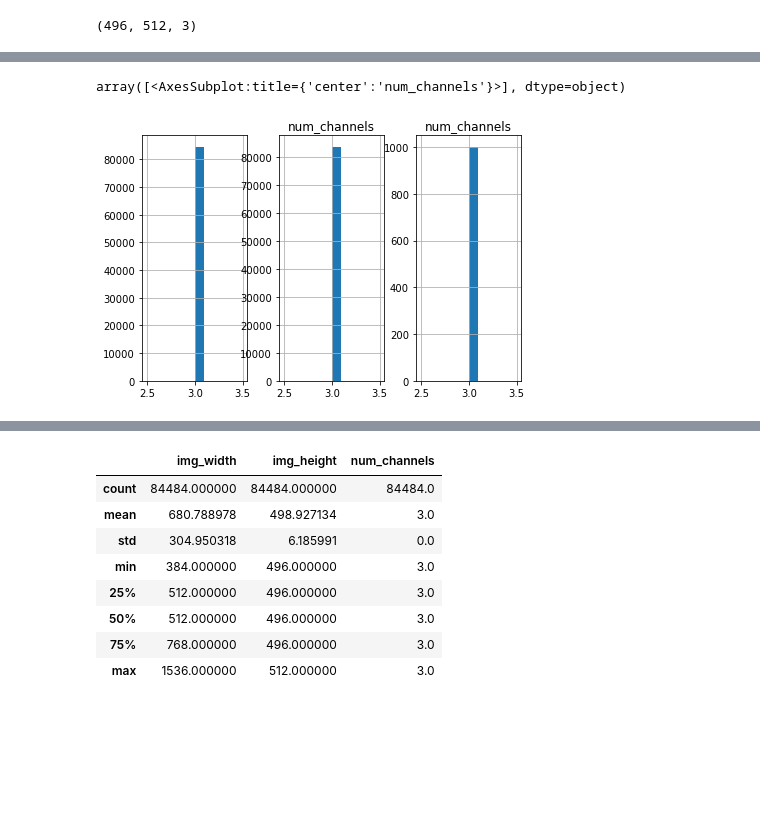
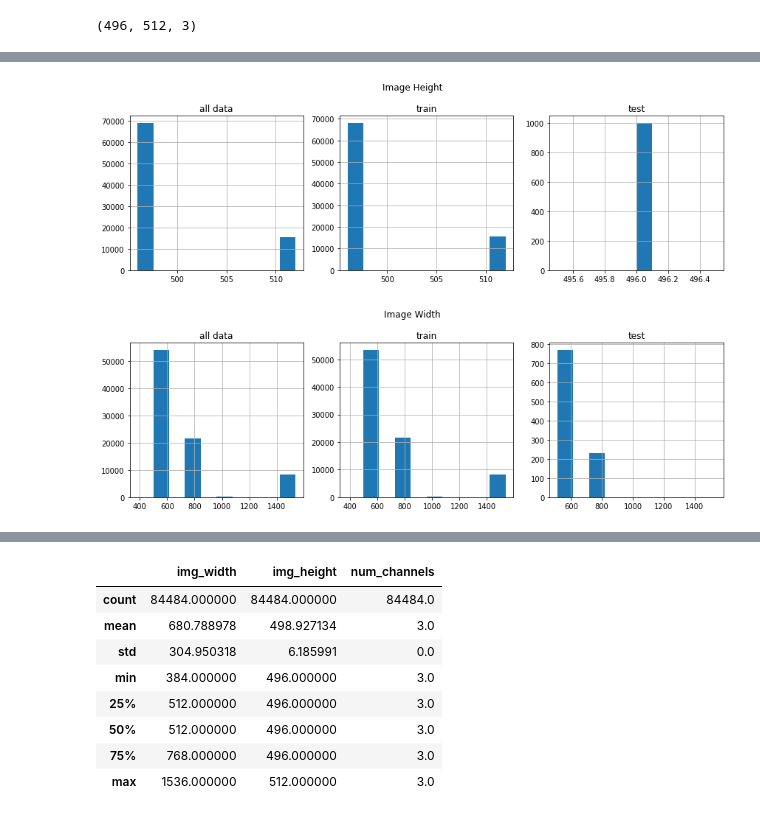
Before and after one commit to jenningst/oct-contrastive-loss-vs-transfer-learning, a Jupyter notebook: notebooks/data-ingestion.ipynb, the cells around one changed output, grey strips where cells are left out. Cells and saved outputs as stored; diff of their text form; code cells hidden in the pictures; blank space fills up the shorter version.

Commit message:
updated data ingestion notebook

```diff
--- a/notebooks/data-ingestion.ipynb
+++ b/notebooks/data-ingestion.ipynb
@@ -211,10 +247,17 @@ oct_df['img_height'] = heights
 oct_df['img_width'] = widths
 oct_df['num_channels'] = channels
 # %%
-##Look at all the distributions of heights and if these distros differ by type
-fig,axs = plt.subplots(1,3)
-fig.tight_layout()
-plt.subplots_adjust(wspace=10)
-oct_df['img_height'].hist(ax=axs[0])
-oct_df.loc[oct_df['type'] == 'train',['img_height']].hist(ax=axs[1])
-oct_df.loc[oct_df['type'] == 'test',['img_height']].hist(ax=axs[2])
+def plot_hist(col,plot_name):
+    figsize = (12, 4)
+    fig,axs = plt.subplots(1,3, figsize=figsize)
+
+    plt.subplots_adjust(wspace=10)
+    oct_df[col].hist(ax=axs[0])
+    oct_df.loc[oct_df['type'] == 'train',[col]].hist(ax=axs[1])
+    oct_df.loc[oct_df['type'] == 'test',[col]].hist(ax=axs[2])
+
+    plt.suptitle(plot_name)
+    axs[0].title.set_text('all data')
+    axs[1].title.set_text('train')
+    axs[2].title.set_text('test')
+    fig.tight_layout();
@@ -235,10 +264,8 @@ array([<AxesSubplot:title={'center':'img_width'}>], dtype=object)
-# %%
-fig,axs = plt.subplots(1,3)
-fig.tight_layout()
-plt.subplots_adjust(wspace=10)
-oct_df['num_channels'].hist(ax=axs[0])
-oct_df.loc[oct_df['type'] == 'train',['num_channels']].hist(ax=axs[1])
-oct_df.loc[oct_df['type'] == 'test',['num_channels']].hist(ax=axs[2])
-# %% [output]
-array([<AxesSubplot:title={'center':'num_channels'}>], dtype=object)
-[figure, removed]
+# %%
+plot_hist('img_height', 'Image Height')
+# %% [output]
+[figure, added]
+# %%
+plot_hist('img_width', 'Image Width')
+# %% [output]
+[figure, added]
```
Also changed, not shown: parts of 49 cells of this notebook, 1 other file.
